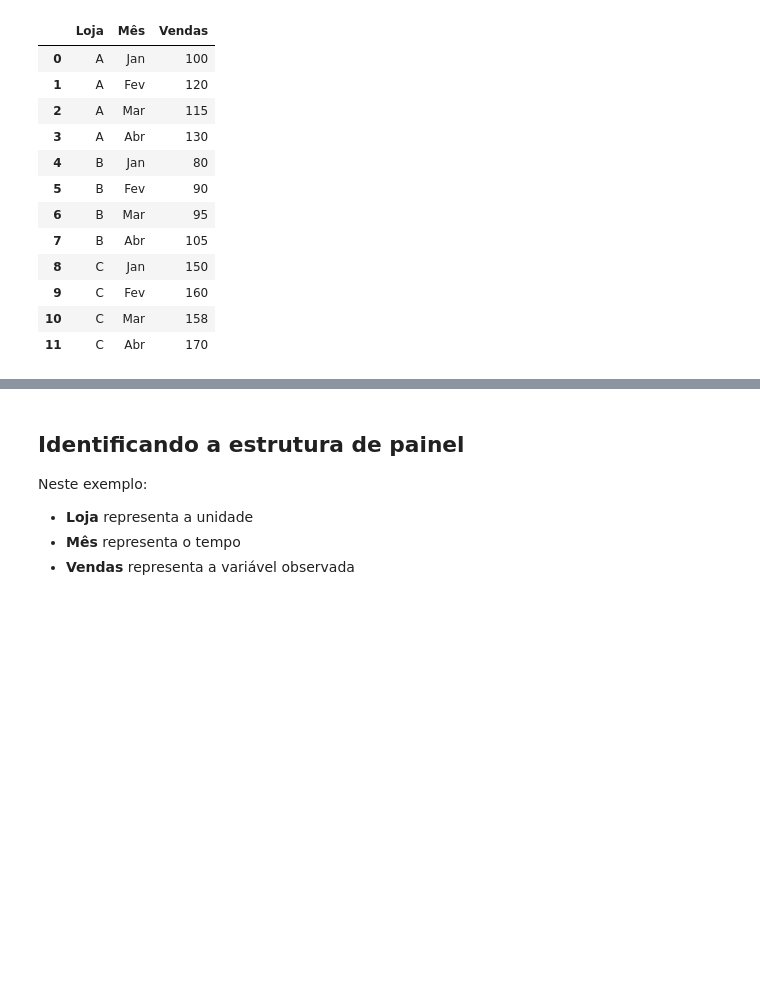
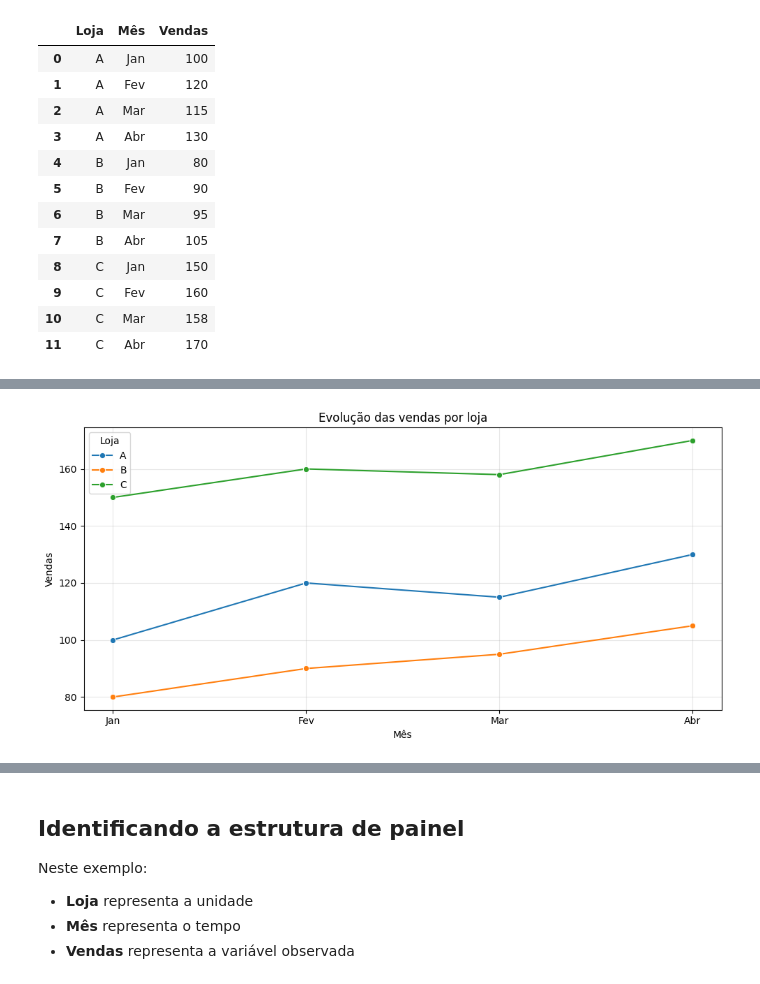
Before and after one commit to cibelerusso/FundamentosemCienciasdeDados, a Jupyter notebook: Notebooks/Fundamentos_em_Ciências_de_Dados_Aula6.ipynb, the cells around one changed output, grey strips where cells are left out. Cells and saved outputs as stored; diff of their text form; code cells hidden in the pictures; blank space fills up the shorter version.

```diff
--- a/Notebooks/Fundamentos_em_Ciências_de_Dados_Aula6.ipynb
+++ b/Notebooks/Fundamentos_em_Ciências_de_Dados_Aula6.ipynb
@@ -178,0 +214,24 @@ df
+# %%
+import matplotlib.pyplot as plt
+import seaborn as sns
+
+# Gráfico de linhas
+plt.figure(figsize=(10,5))
+
+sns.lineplot(
+    data=df,
+    x="Mês",
+    y="Vendas",
+    hue="Loja",
+    marker="o"
+)
+
+plt.title("Evolução das vendas por loja")
+plt.xlabel("Mês")
+plt.ylabel("Vendas")
+plt.grid(True, alpha=0.3)
+
+plt.tight_layout()
+plt.show()
+# %% [output]
+[figure, added]
```
Also changed, not shown: parts of 18 cells of this notebook.
